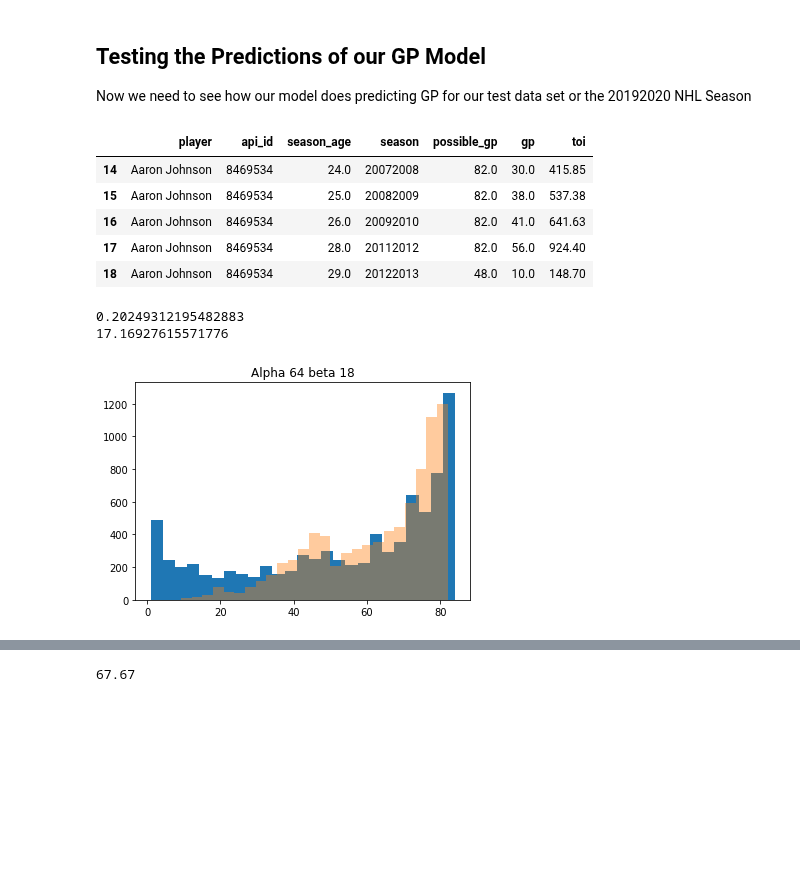
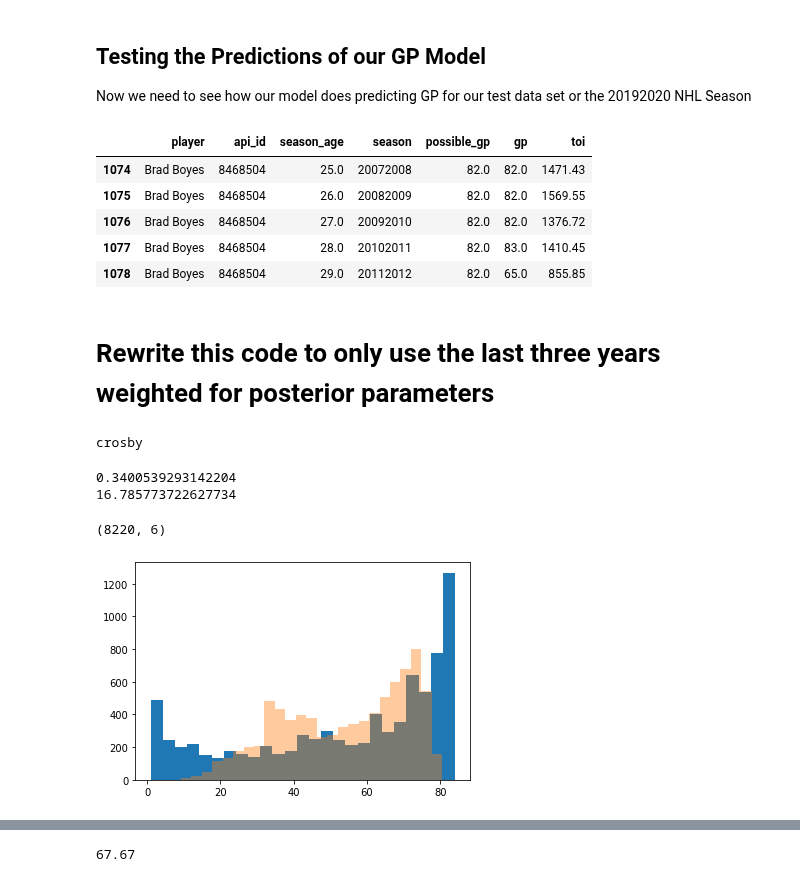
Before and after one commit to mcbarlowe/nhl_analysis, a Jupyter notebook: Predicting NHL Goals with Bayesian Methods.ipynb, the cells around one changed output, grey strips where cells are left out. Cells and saved outputs as stored; diff of their text form; code cells hidden in the pictures; blank space fills up the shorter version.

```diff
--- a/Predicting NHL Goals with Bayesian Methods.ipynb
+++ b/Predicting NHL Goals with Bayesian Methods.ipynb
@@ -153,14 +153,16 @@ Now we need to see how our model does predicting GP for our test data set or the
 # %%
 train_gp_df = train_gp_df.groupby(['player', 'api_id', 'season_age', 'season', 'possible_gp'])\
               [['gp', 'toi']].sum().reset_index()
-train_gp_df[train_gp_df.api_id == 8469534].head()
+train_gp_df[train_gp_df.api_id == 8468504].head()
 # %% [output]
 |  | player | api_id | season_age | season | possible_gp | gp | toi |
-| 14 | Aaron Johnson | 8469534 | 24.0 | 20072008 | 82.0 | 30.0 | 415.85 |
-| 15 | Aaron Johnson | 8469534 | 25.0 | 20082009 | 82.0 | 38.0 | 537.38 |
-| 16 | Aaron Johnson | 8469534 | 26.0 | 20092010 | 82.0 | 41.0 | 641.63 |
-| 17 | Aaron Johnson | 8469534 | 28.0 | 20112012 | 82.0 | 56.0 | 924.40 |
-| 18 | Aaron Johnson | 8469534 | 29.0 | 20122013 | 48.0 | 10.0 | 148.70 |
+| 1074 | Brad Boyes | 8468504 | 25.0 | 20072008 | 82.0 | 82.0 | 1471.43 |
+| 1075 | Brad Boyes | 8468504 | 26.0 | 20082009 | 82.0 | 82.0 | 1569.55 |
+| 1076 | Brad Boyes | 8468504 | 27.0 | 20092010 | 82.0 | 82.0 | 1376.72 |
+| 1077 | Brad Boyes | 8468504 | 28.0 | 20102011 | 82.0 | 83.0 | 1410.45 |
+| 1078 | Brad Boyes | 8468504 | 29.0 | 20112012 | 82.0 | 65.0 | 855.85 |
+# %% [markdown]
+# Rewrite this code to only use the last three years weighted for posterior parameters
 # %%
 from scipy.stats import betabinom
 players = list(train_gp_df.api_id.unique())
@@ -169,12 +171,13 @@ seasons = list(train_gp_df.season.sort_values().unique())
 predictions = []
 
 for player in players:
-
+    if player == 8471675:
+        print("crosby")
     player_df = train_gp_df[train_gp_df.api_id == player]
     if player_df.shape[0] == 1 and player not in test_players:
         continue
-    prior_alpha = 64
-    prior_beta = 18
+    prior_alpha = 66
+    prior_beta = 16
     posterior_alpha = 0
     posterior_beta = 0
     possible_games = 0
@@ -190,9 +193,14 @@ for player in players:
         season_df = player_df[player_df.season == season]
 
         if posterior_alpha == 0:
+
+
             posterior_alpha = prior_alpha + season_df['gp'].values[0]
             posterior_beta = prior_beta + season_df['possible_gp'].values[0] - season_df['gp'].values[0]
             previous_season = season_df['season'].values[0]
+
+            if posterior_beta <= 0:
+                posterior_beta = 1
         else:
             missed_gp_add = 0
             if season_df.season.values[0] - previous_season != 10001:
@@ -201,30 +209,41 @@ for player in players:
                         missed_gp_add += 48
                     else:
                         missed_gp_add += 82
-            #print(posterior_alpha, posterior_beta, season_df['possible_gp'].values[0])
+            #print(player, season, posterior_alpha, posterior_beta, season_df['possible_gp'].values[0], missed_gp_add)
             if season == 20122013:
                 predicted_games = betabinom.rvs(48, posterior_alpha, posterior_beta, size=100).mean()
             else:
-                predicted_games = betabinom.rvs(int(season_df['possible_gp'].values[0]), posterior_alpha, posterior_beta, size=100).max()
-            predictions.append([player, season, predicted_games, season_df['gp'].values[0]])
+                predicted_games = betabinom.rvs(int(season_df['possible_gp'].values[0]), posterior_alpha, posterior_beta, size=100).mean()
+            predictions.append([player, season, predicted_games, season_df['gp'].values[0], posterior_alpha, posterior_beta])
             posterior_alpha += season_df['gp'].values[0]
+            #print(posterior_beta, season_df['possible_gp'].values[0], missed_gp_add, season_df['gp'].values[0])
             posterior_beta = posterior_beta + season_df['possible_gp'].values[0] + missed_gp_add - season_df['gp'].values[0]
+            if posterior_beta <= 0:
+                posterior_beta = 1
             previous_season = season_df['season'].values[0]
+# %% [output]
+crosby
 # %%
-predictions_df = pd.DataFrame(predictions, columns=['player', 'season','predicted', 'actual'])
+predictions_df = pd.DataFrame(predictions, columns=['player', 'season','predicted', 'actual', 'posterior_alpha',
+                                                     'posterior_beta'])
 
 from sklearn.metrics import r2_score, mean_absolute_error
 
 print(r2_score(predictions_df[['actual']], predictions_df[['predicted']]))
 print(mean_absolute_error(predictions_df['actual'], predictions_df['predicted']))
 # %% [output]
-0.20249312195482883
-17.16927615571776
+0.3400539293142204
+16.785773722627734
+# %%
+predictions_df.shape
+# %% [output]
+(8220, 6)
 # %%
 #alpha 66 beta 16
+#plt.scatter(predictions_df['actual'], predictions_df['predicted'])
 plt.hist(predictions_df['actual'], bins=25)
 plt.hist(predictions_df['predicted'], bins=25, alpha=.4)
-plt.title("Alpha 64 beta 18")
+#plt.title("Alpha 64 beta 18")
 plt.show()
 # %% [output]
-[figure, old version]
+[figure, new version]
```
Also changed, not shown: parts of 9 cells of this notebook, 2 other files.
